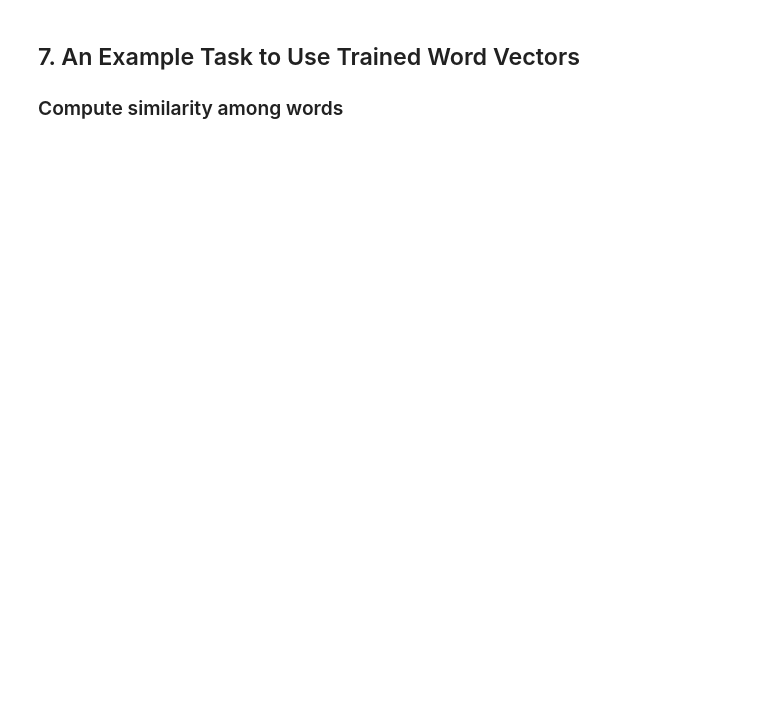
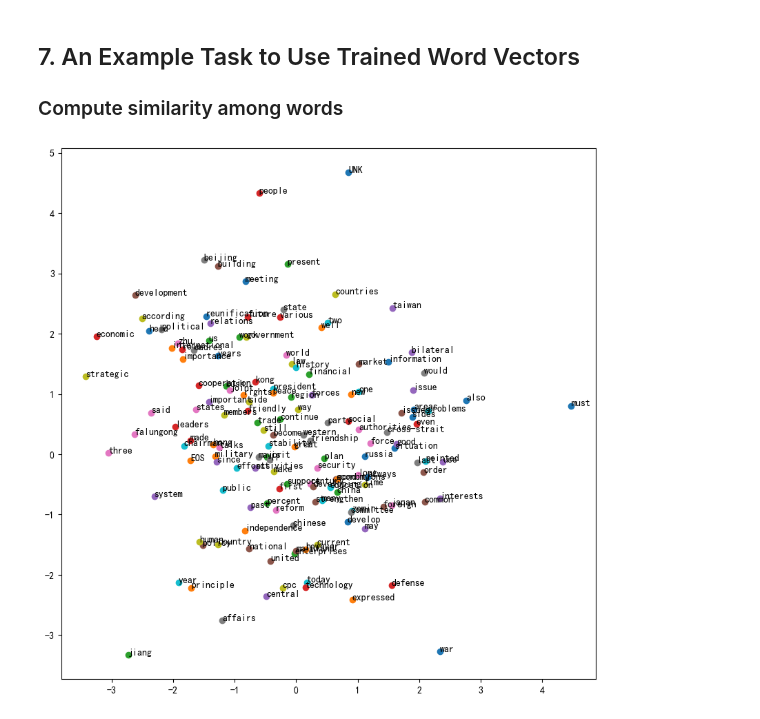
Before and after one commit to syangl/NLP-HW, a Jupyter notebook: hw2/en_main.ipynb, the cells around one changed output. Cells and saved outputs as stored; diff of their text form; code cells hidden in the pictures; blank space fills up the shorter version.

```diff
--- a/hw2/en_main.ipynb
+++ b/hw2/en_main.ipynb
@@ -57,7 +80,7 @@ word_vectors_en = load_word_vectors(save_vec_path, version="en")
 
 top_n = 3
 # find similar top n words
-en_word = "three"
+en_word = "country"
 # english
 top_similarities_en = find_similar_words(en_word, word_vectors_en, top_n)
 print(f"Most similar top {top_n} words to '{en_word}':")
@@ -66,20 +89,22 @@ for word, similarity in top_similarities_en:
 # %%
 # plot
 from sklearn.decomposition import PCA
 pca = PCA(n_components=2)
 principalComponents = pca.fit_transform(model_en.embedding.weight.cpu().detach().numpy())
 
 word2ReduceDimensionVec = {}
 for word in en_vocab.keys():
     word2ReduceDimensionVec[word] = principalComponents[en_vocab[word], :]
 
 plt.figure(figsize=(10, 10))
 count = 0
 for word, wordvec in word2ReduceDimensionVec.items():
-    if count < 100:
+    if count < 150:
         plt.rcParams['font.sans-serif'] = ['SimHei']  # 用来正常显示中文标签
         plt.rcParams['axes.unicode_minus'] = False  # 用来正常显示负号，否则负号会显示成方块
         plt.scatter(wordvec[0], wordvec[1])
         plt.annotate(word, (wordvec[0], wordvec[1]))
         count += 1
 plt.show()
+# %% [output]
+[figure, added]
```
Also changed, not shown: parts of 4 cells of this notebook, 4 other files.
